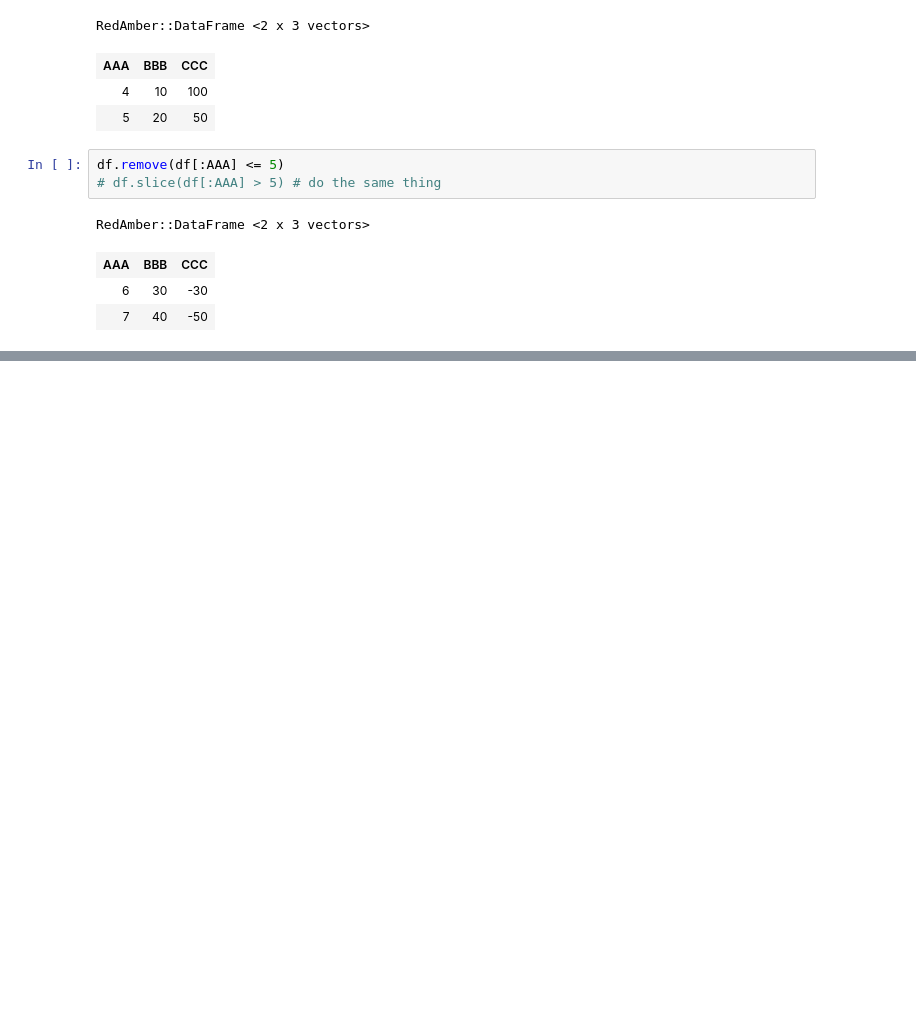
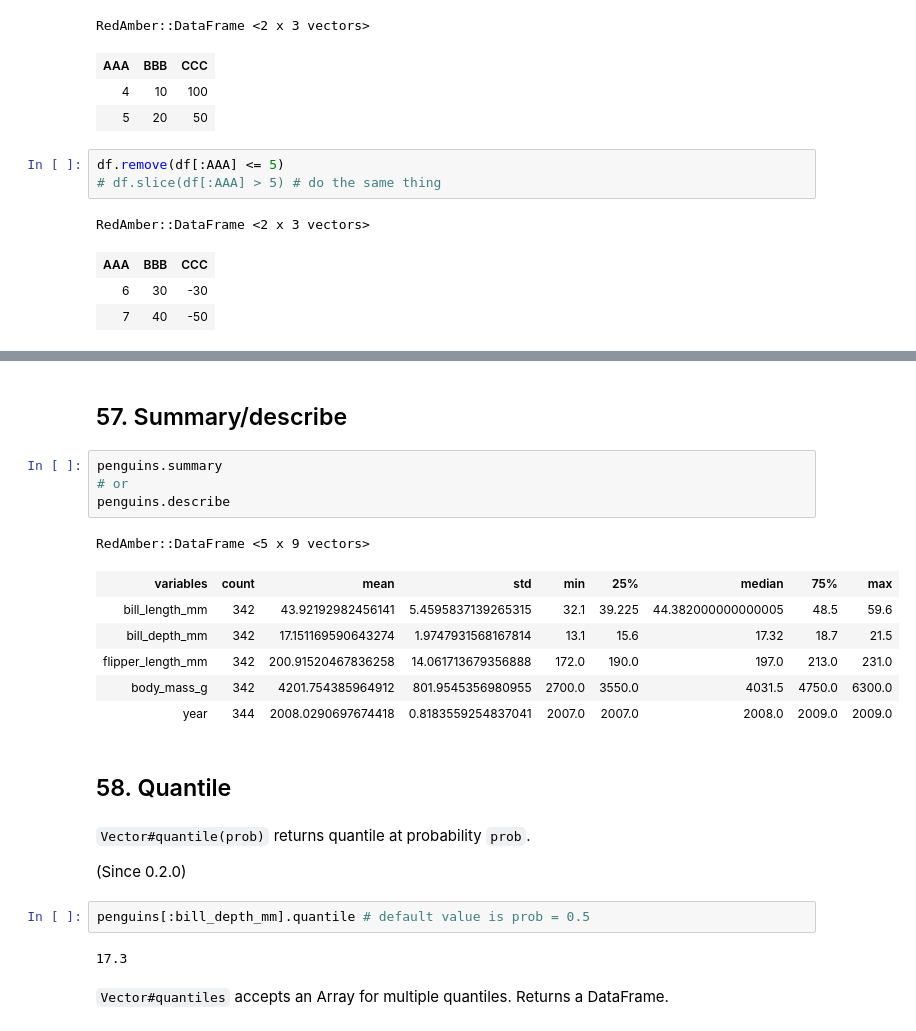
Before and after one commit to red-data-tools/red_amber, a Jupyter notebook: doc/examples_of_red_amber.ipynb, the cells around one changed output, grey strips where cells are left out. Saved outputs shown, nothing was run; the diff lists cells and outputs as text; blank space fills up the shorter version.

```diff
--- a/doc/examples_of_red_amber.ipynb
+++ b/doc/examples_of_red_amber.ipynb
@@ -1686,0 +2111,26 @@ RedAmber::DataFrame <2 x 3 vectors>
+# %% [markdown]
+## 57. Summary/describe
+# %%
+penguins.summary
+# or
+penguins.describe
+# %% [output]
+RedAmber::DataFrame <5 x 9 vectors>
+| variables | count | mean | std | min | 25% | median | 75% | max |
+| bill_length_mm | 342 | 43.92192982456141 | 5.4595837139265315 | 32.1 | 39.225 | 44.382000000000005 | 48.5 | 59.6 |
+| bill_depth_mm | 342 | 17.151169590643274 | 1.9747931568167814 | 13.1 | 15.6 | 17.32 | 18.7 | 21.5 |
+| flipper_length_mm | 342 | 200.91520467836258 | 14.061713679356888 | 172.0 | 190.0 | 197.0 | 213.0 | 231.0 |
+| body_mass_g | 342 | 4201.754385964912 | 801.9545356980955 | 2700.0 | 3550.0 | 4031.5 | 4750.0 | 6300.0 |
+| year | 344 | 2008.0290697674418 | 0.8183559254837041 | 2007.0 | 2007.0 | 2008.0 | 2009.0 | 2009.0 |
+# %% [markdown]
+## 58. Quantile
+# %% [markdown]
+`Vector#quantile(prob)` returns quantile at probability `prob`.
+
+(Since 0.2.0)
+# %%
+penguins[:bill_depth_mm].quantile # default value is prob = 0.5
+# %% [output]
+17.3
+# %% [markdown]
+`Vector#quantiles` accepts an Array for multiple quantiles. Returns a DataFrame.
```
Also changed, not shown: parts of 133 cells of this notebook.
